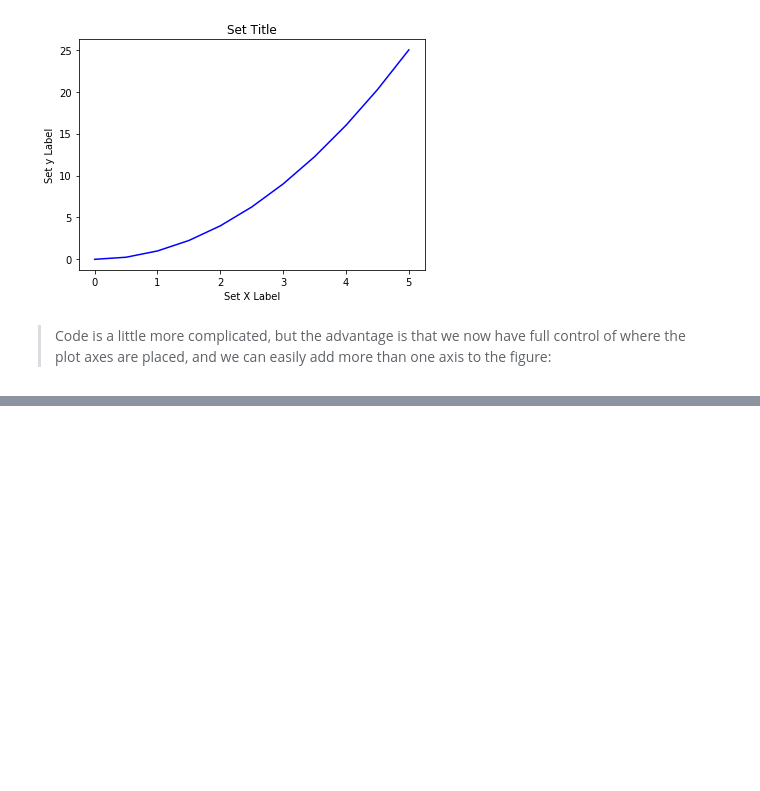
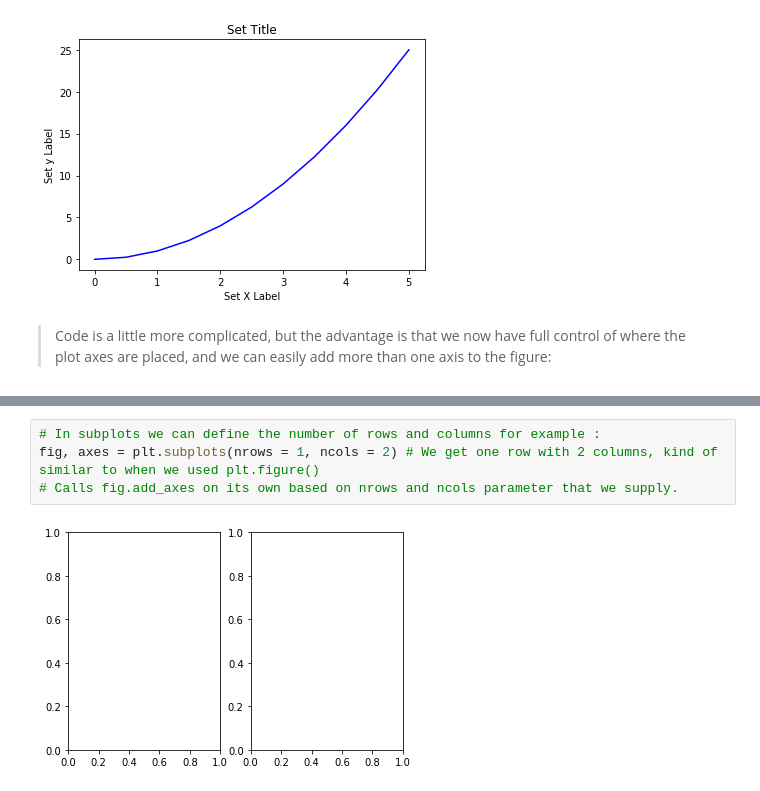
Before and after one commit to AnmolTomer/ml_bootcamp_udemy, a Jupyter notebook: 08. Data Visualization - Matplotlib/8.1 intro_to_matplotlib.ipynb, the cells around one changed output, grey strips where cells are left out. Cells and saved outputs as stored; diff of their text form; blank space fills up the shorter version.

```diff
--- a/08. Data Visualization - Matplotlib/8.1 intro_to_matplotlib.ipynb
+++ b/08. Data Visualization - Matplotlib/8.1 intro_to_matplotlib.ipynb
@@ -150,0 +165,6 @@ axes2.set_title('Smaller Plot');
+# %%
+# In subplots we can define the number of rows and columns for example :
+fig, axes = plt.subplots(nrows = 1, ncols = 2) # We get one row with 2 columns, kind of similar to when we used plt.figure()
+# Calls fig.add_axes on its own based on nrows and ncols parameter that we supply.
+# %% [output]
+[figure, added]
```
Also changed, not shown: parts of 25 cells of this notebook, 2 other files.
